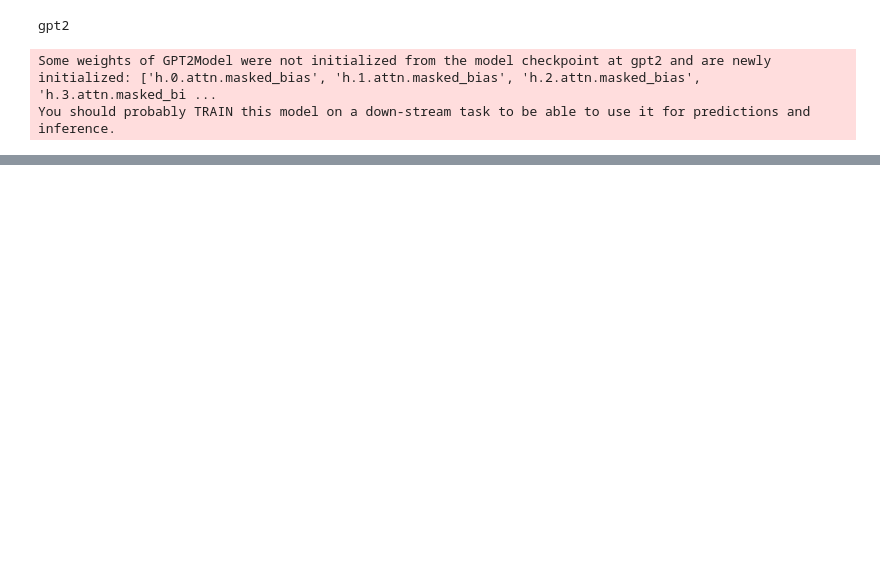
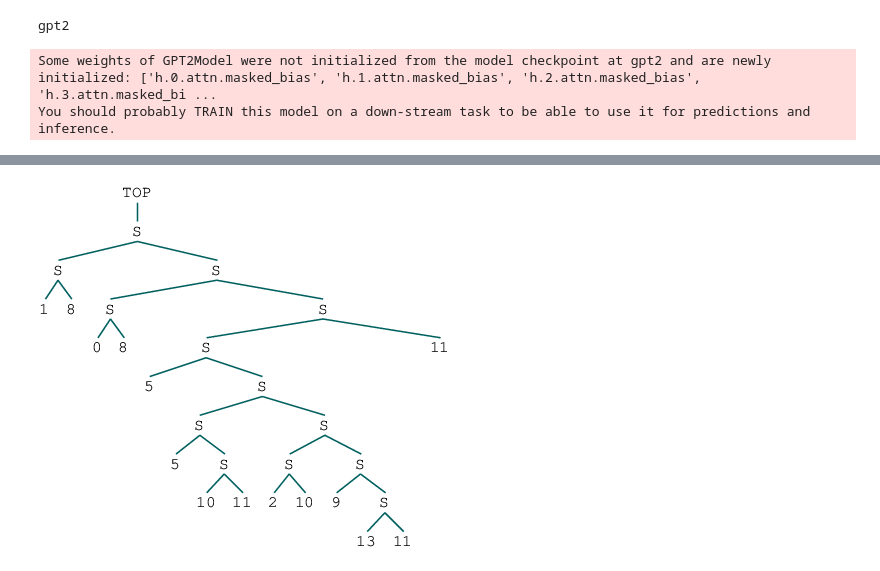
Before and after one commit to thomaslu2000/Incremental-Parsing-Representations, a Jupyter notebook: analysis/interactive.ipynb, the cells around one changed output, grey strips where cells are left out. Drawn from its saved outputs; the diff is of its cells as text; code cells hidden in the pictures; blank space fills up the shorter version.

```diff
--- a/analysis/interactive.ipynb
+++ b/analysis/interactive.ipynb
@@ -74,0 +87,4 @@ iparse.tree_from_cats([0, 1, 1, 1, 1, 1, 1, 1, 1, 0])
+# %%
+iparse.tree_from_cats([ 15,  1,  8,  0,  8,  5,  5, 10, 11,  2, 10,  9, 13, 11, 11,  15])
+# %% [output]
+[figure, added]
```
Also changed, not shown: parts of 23 cells of this notebook, 6 other files.
